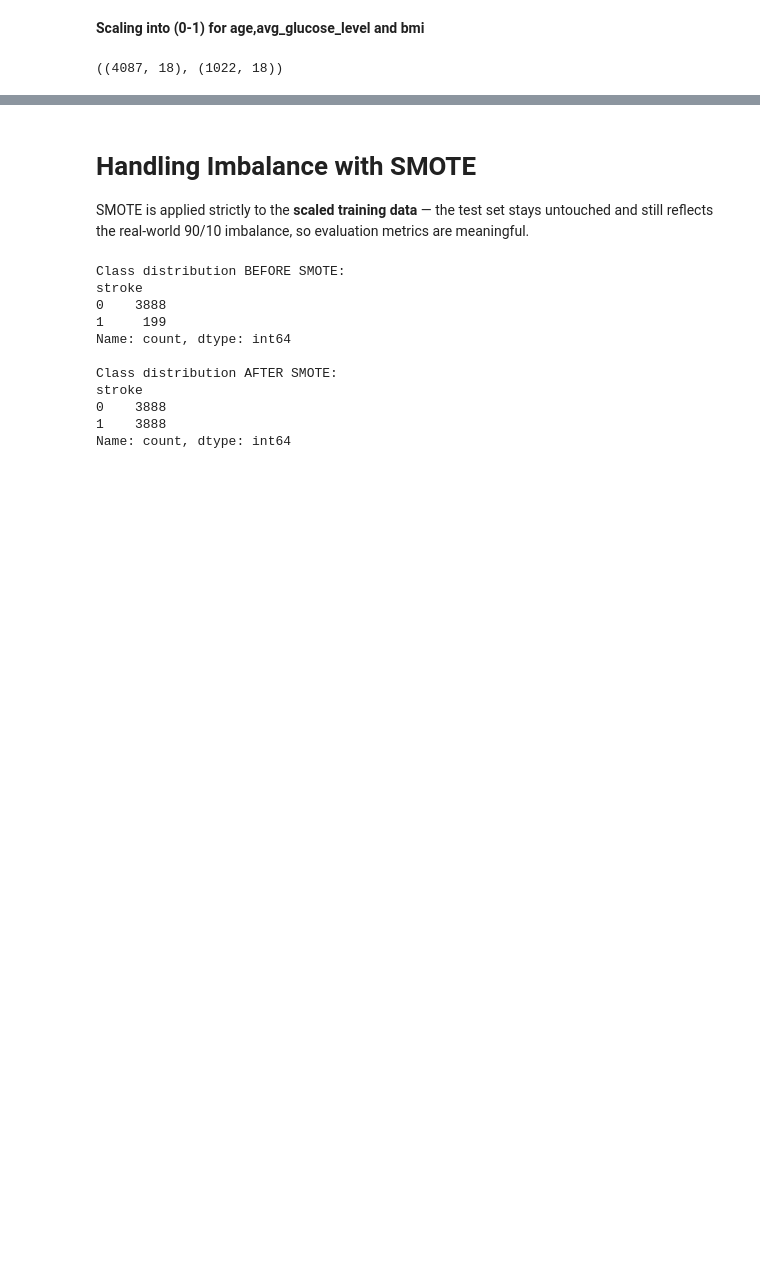
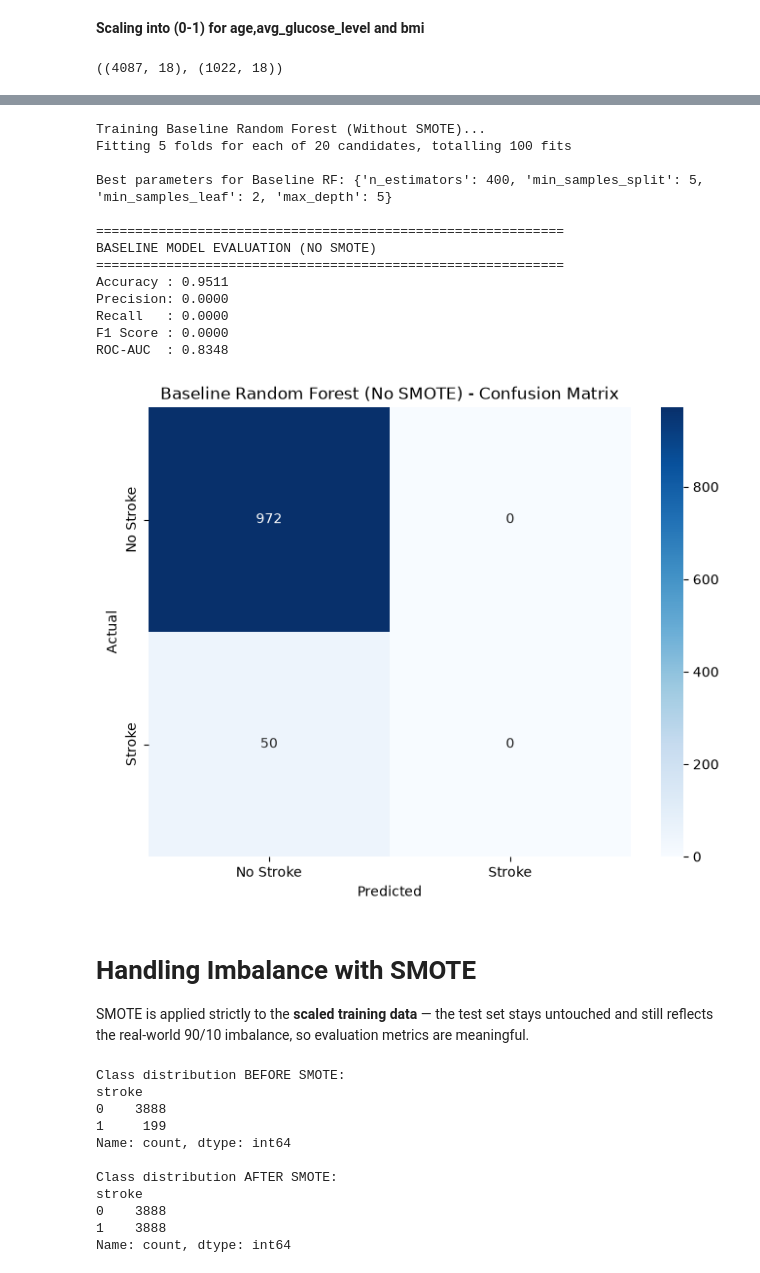
Before and after one commit to bn1ce/stroke_prediction, a Jupyter notebook: Random_Forest.ipynb, the cells around one changed output, grey strips where cells are left out. Drawn from its saved outputs; the diff is of its cells as text; code cells hidden in the pictures; blank space fills up the shorter version.

Commit message:
add model without SMOTE

```diff
--- a/Random_Forest.ipynb
+++ b/Random_Forest.ipynb
@@ -487,3 +447,72 @@ X_train_scaled.sample(5)
+# %%
+print("Training Baseline Random Forest (Without SMOTE)...")
+
+# 1. Define standard Random Forest (No Pipeline needed since there is no SMOTE)
+rf_baseline = RandomForestClassifier(random_state=RANDOM_STATE, n_jobs=-1)
+
+# 2. Define Hyperparameter grid
+param_distributions_base = {
+    'n_estimators': [100, 200, 300, 400],
+    'max_depth': [5, 8, 12, 15, None],
+    'min_samples_split': [2, 5, 10],
+    'min_samples_leaf': [1, 2, 4],
+}
+
+# 3. Setup RandomizedSearchCV
+rf_base_search = RandomizedSearchCV(
+    estimator=rf_baseline,
+    param_distributions=param_distributions_base,
+    n_iter=20,
+    cv=5,
+    scoring='recall', # Optimizing for Recall, same as your SMOTE model
+    random_state=RANDOM_STATE,
+    n_jobs=-1,
+    verbose=1
+)
+
+# 4. Fit directly on the IMBALANCED scaled training data
+rf_base_search.fit(X_train, y_train)
+best_rf_base = rf_base_search.best_estimator_
+
+# 5. Evaluate on the Unseen Test Data
+y_pred_base = best_rf_base.predict(X_test)
+y_pred_proba_base = best_rf_base.predict_proba(X_test)[:, 1]
+
+print("\nBest parameters for Baseline RF:", rf_base_search.best_params_)
+print("\n" + "=" * 60)
+print("BASELINE MODEL EVALUATION (NO SMOTE)")
+print("=" * 60)
+print(f"Accuracy : {accuracy_score(y_test, y_pred_base):.4f}")
+print(f"Precision: {precision_score(y_test, y_pred_base):.4f}")
+print(f"Recall   : {recall_score(y_test, y_pred_base):.4f}")
+print(f"F1 Score : {f1_score(y_test, y_pred_base):.4f}")
+print(f"ROC-AUC  : {roc_auc_score(y_test, y_pred_proba_base):.4f}")
+
+# 6. Confusion Matrix Visualization
+cm_base = confusion_matrix(y_test, y_pred_base)
+plt.figure(figsize=(8,6))
+sns.heatmap(cm_base, annot=True, fmt='d', cmap='Blues',
+            xticklabels=['No Stroke', 'Stroke'],
+            yticklabels=['No Stroke', 'Stroke'])
+plt.xlabel('Predicted')
+plt.ylabel('Actual')
+plt.title("Baseline Random Forest (No SMOTE) - Confusion Matrix")
+plt.show()
+# %% [output]
+Training Baseline Random Forest (Without SMOTE)...
+Fitting 5 folds for each of 20 candidates, totalling 100 fits
+
+Best parameters for Baseline RF: {'n_estimators': 400, 'min_samples_split': 5, 'min_samples_leaf': 2, 'max_depth': 5}
+
+============================================================
+BASELINE MODEL EVALUATION (NO SMOTE)
+============================================================
+Accuracy : 0.9511
+Precision: 0.0000
+Recall   : 0.0000
+F1 Score : 0.0000
+ROC-AUC  : 0.8348
+[figure, added]
 # %% [markdown]
 # Handling Imbalance with SMOTE
 
```
Also changed, not shown: parts of 21 cells of this notebook, 3 other files.
